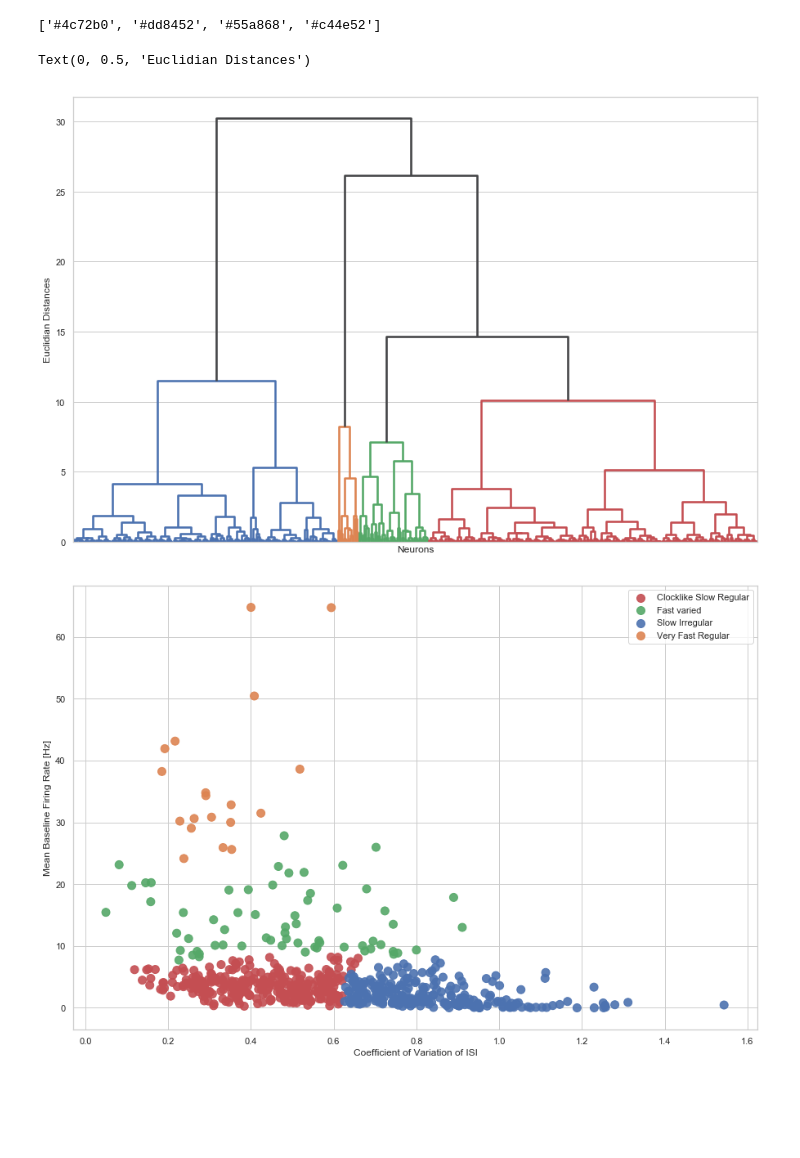
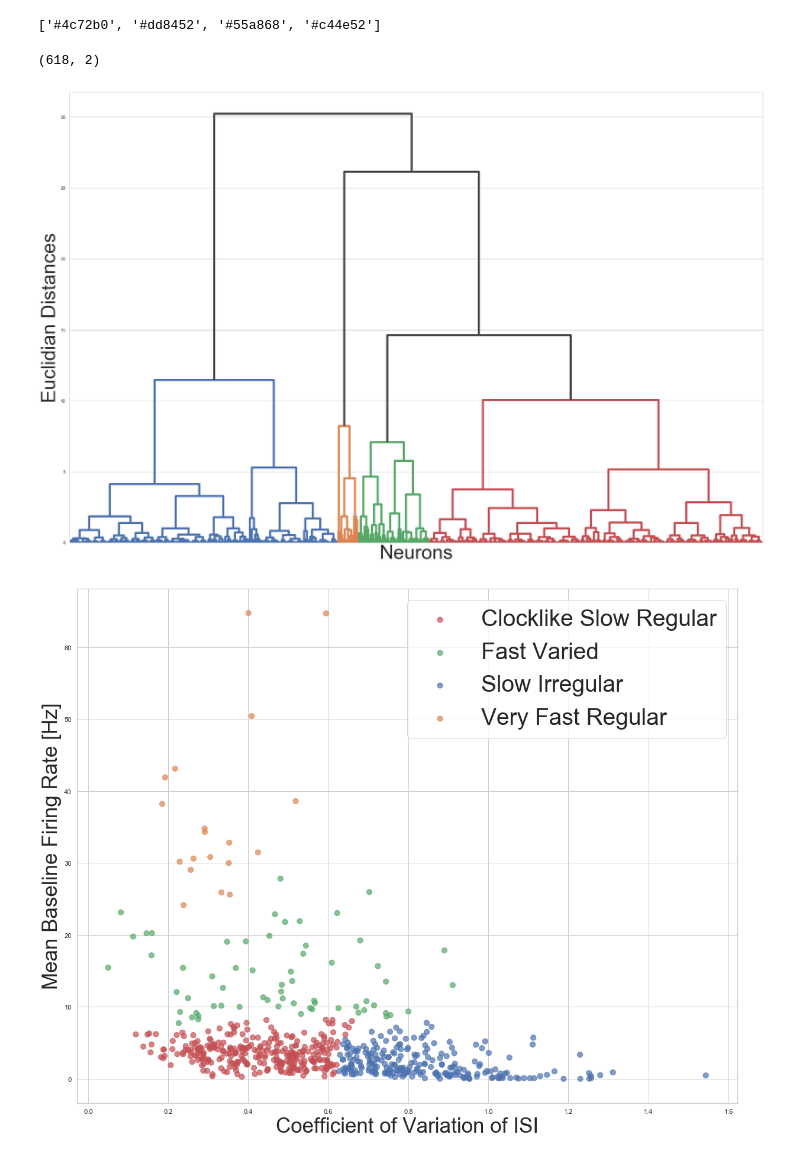
Before and after one commit to Ruairi-osul/ephys, a Jupyter notebook: clustering/temp_excluded.ipynb, the cells around one changed output. Cells and saved outputs as stored; diff of their text form; code cells hidden in the pictures; blank space fills up the shorter version.

```diff
--- a/clustering/temp_excluded.ipynb
+++ b/clustering/temp_excluded.ipynb
@@ -230,27 +226,30 @@ for name, group in g:
 list(sns.color_palette(n_colors=4).as_hex())
 # %% [output]
 ['#4c72b0', '#dd8452', '#55a868', '#c44e52']
+# %%
+X.shape
+# %% [output]
+(618, 2)
 # %%
 import seaborn as sns
 
 
-f, a = plt.subplots(figsize=(15, 10))
+f, a = plt.subplots(figsize=(30, 20))
 
 cols = list(sns.color_palette(n_colors=4).as_hex())
 sch.set_link_color_palette(cols)
 
-with plt.rc_context({'lines.linewidth': 2.6}):
+with plt.rc_context({'lines.linewidth': 5}):
 
     dendrogram = sch.dendrogram(sch.linkage(X, method='ward'),
                             color_threshold=12.5, no_labels=True,
                            above_threshold_color='#444547')
 # plt.title('Dendrogram')
-plt.xlabel('Neurons')
-plt.ylabel('Euclidian Distances')
-# plt.savefig(os.path.join(save_dir, 'dendrogram.png'), dpi=300)
+plt.xlabel('Neurons',  fontdict={'fontsize': 47})
+plt.ylabel('Euclidian Distances', fontdict={'fontsize': 47})
+plt.savefig(os.path.join(save_dir, 'dendrogram.png'), dpi=300)
 # %% [output]
-Text(0, 0.5, 'Euclidian Distances')
-[figure, old version]
+[figure, new version]
 # %%
 from sklearn.cluster import AgglomerativeClustering
 
@@ -280,18 +279,21 @@ def plot_clusters(df, ax):
     g = df.groupby('hc_cluster')
 
     for name, gr in g:
-        ax.scatter(gr['cv isi'], gr['mfr'], c=gr['colors'].values[0], label=name, alpha=0.9, s=np.ones(len(gr))*100)
+        ax.scatter(gr['cv isi'], gr['mfr'],
+                   c=gr['colors'].values[0], label=name,
+                   alpha=0.7, s=np.ones(len(gr))*85)
 
     ax.legend()
-    ax.set_xlabel('Coefficient of Variation of ISI')
-    ax.set_ylabel('Mean Baseline Firing Rate [Hz]')
+    ax.set_xlabel('Coefficient of Variation of ISI', fontdict={'fontsize':35})
+    ax.set_ylabel('Mean Baseline Firing Rate [Hz]', fontdict={'fontsize':35})
+    ax.legend(loc=0, prop={'size':39})
     return ax
 # %%
-f, a = plt.subplots(figsize=(15, 10))
+f, a = plt.subplots(figsize=(20, 16))
 
 plot_clusters(df, a)
 plt.savefig(os.path.join(save_dir, 'distrobutions.png'), dpi=300)
 # %% [output]
-[figure, old version]
+[figure, new version]
 # %%
 df.drop('cluster', axis=1, inplace=True)
```
Also changed, not shown: parts of 2 cells of this notebook, 3 other files.
